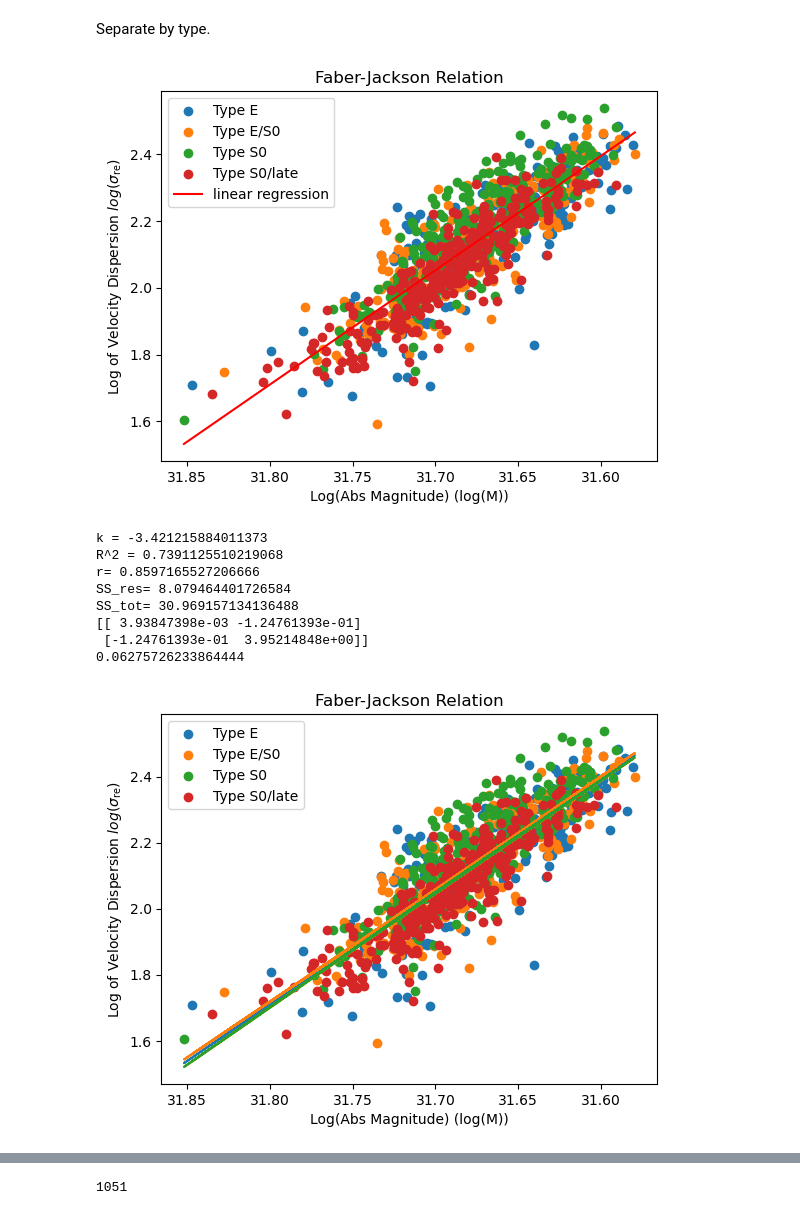
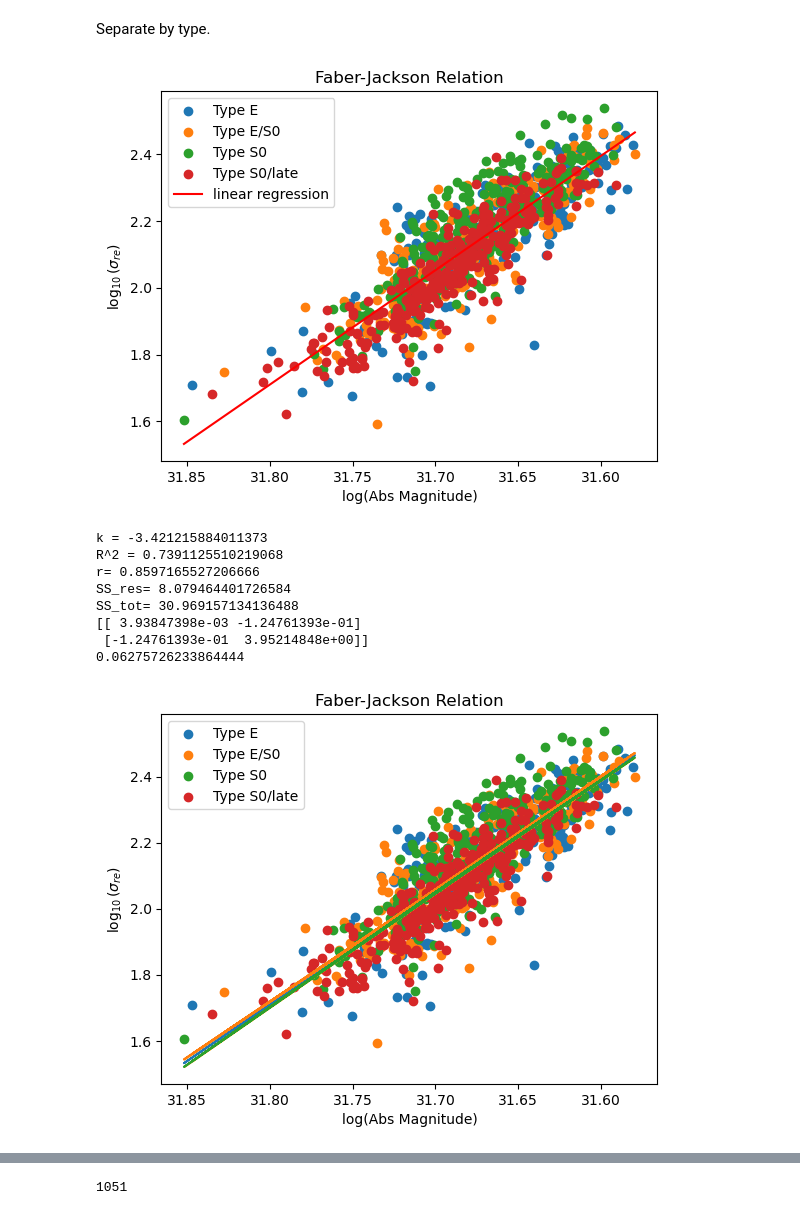
Before and after one commit to lina-pp/PHYS3116_Group3, a Jupyter notebook: Faber-Jackson.ipynb, the cells around one changed output, grey strips where cells are left out. Cells and saved outputs as stored; diff of their text form; code cells hidden in the pictures.

```diff
--- a/Faber-Jackson.ipynb
+++ b/Faber-Jackson.ipynb
@@ -30,24 +31,24 @@ S0_late = type == 1.5
 # %%
 # plt.scatter(xvalues, yvalues, color="black", label="data points") #show data points as black dots
 
 # rewrite for different types
 
 plt.scatter(xvalues[E], yvalues[E], label="Type E")
 plt.scatter(xvalues[E_S0], yvalues[E_S0], label="Type E/S0")
 plt.scatter(xvalues[S0], yvalues[S0], label="Type S0")
 plt.scatter(xvalues[S0_late], yvalues[S0_late], label="Type S0/late")
 plt.plot(xcoords, ycoords, color="red", label="linear regression") #show linear regression as red line
 
 
 plt.gca().invert_xaxis() #invert x axis to match the convention of absolute magnitude (brighter objects have lower magnitudes)
 
 plt.legend(loc="best")
 plt.title("Faber-Jackson Relation")
-plt.xlabel("Log(Abs Magnitude) (log(M))")
-plt.ylabel("Log of Velocity Dispersion $log(\\sigma_{\\text{re}})$")
+plt.xlabel("log(Abs Magnitude)")
+plt.ylabel(r"$\log_{10}(\sigma_{re})$") # unitless due to log
 plt.show()
 # %% [output]
-[figure, old version]
+[figure, new version]
 # %%
 ## MAIN DATA ANALYSIS FOR REGULAR PLOT
 
@@ -119,8 +120,8 @@ plt.gca().invert_xaxis()
 
 plt.legend(loc="best")
 plt.title("Faber-Jackson Relation")
-plt.xlabel("Log(Abs Magnitude) (log(M))")
-plt.ylabel("Log of Velocity Dispersion $log(\\sigma_{\\text{re}})$")
+plt.xlabel("log(Abs Magnitude)")
+plt.ylabel(r"$\log_{10}(\sigma_{re})$") # unitless due to log
 plt.plot(M, fit)
 plt.plot(M, max_fit)
 plt.plot(M, min_fit)
@@ -128,7 +129,7 @@ plt.fill_between(M, max_fit, min_fit, color="orange", alpha = 0.5)
 
 plt.show()
 # %% [output]
-[figure, old version]
+[figure, new version]
 # %%
 # finding the residuals at each point -> I think we can put this under the curve to show how each point varies
 
```
Also changed, not shown: parts of 5 cells of this notebook.
